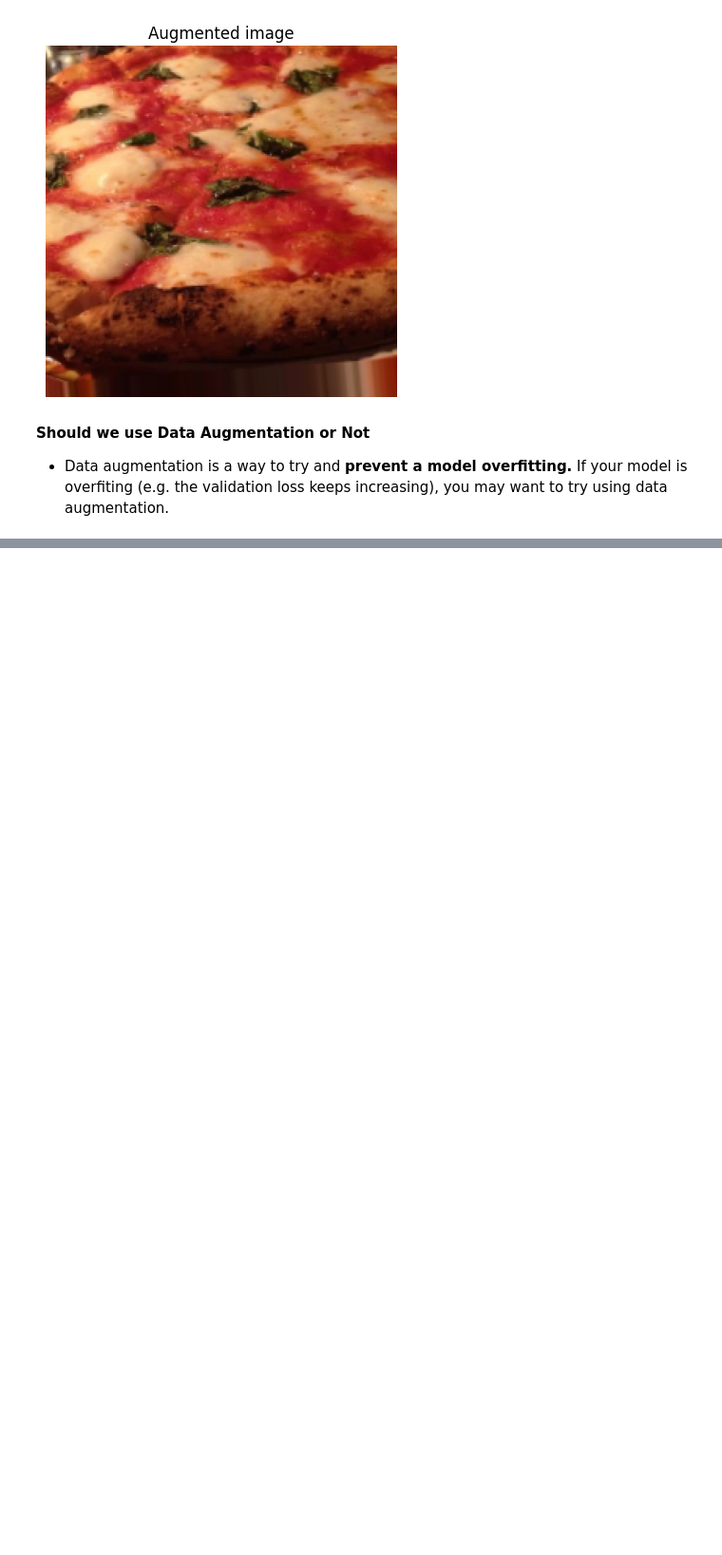
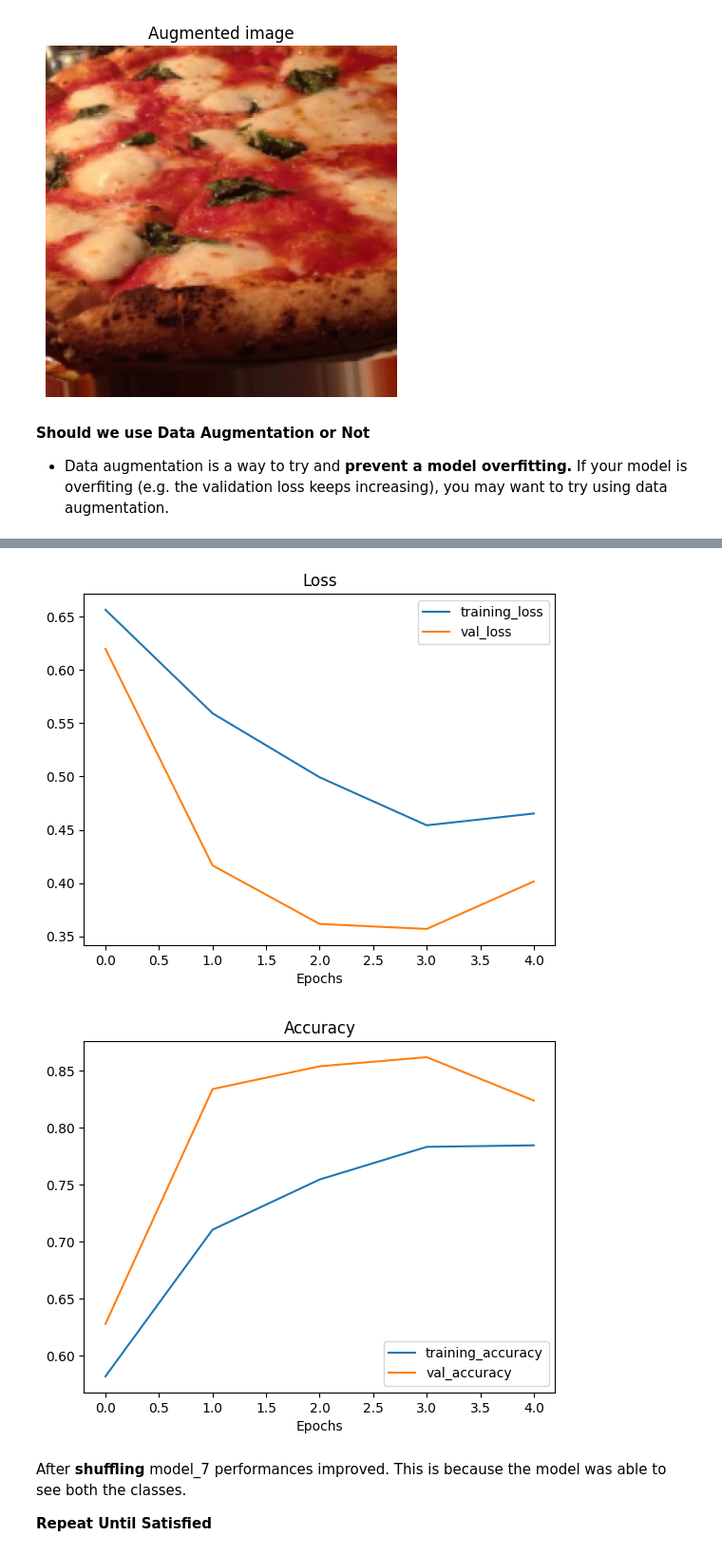
Before and after one commit to Amirzeb-badshah/DeepLearning_With_TensorFlow-Course, a Jupyter notebook: Convolutional_004.ipynb, the cells around one changed output, grey strips where cells are left out. Shown at 95% size. Saved outputs shown, nothing was run; the diff lists cells and outputs as text; code cells hidden in the pictures; blank space fills up the shorter version.

```diff
--- a/Convolutional_004.ipynb
+++ b/Convolutional_004.ipynb
@@ -1030,0 +1087,24 @@ plt.axis(False);
+# %%
+# Create the model (same as model_5 and model_6)
+model_7 = Sequential([
+  Conv2D(10, 3, activation='relu', input_shape=(224, 224, 3)),
+  MaxPool2D(),
+  Conv2D(10, 3, activation='relu'),
+  MaxPool2D(),
+  Conv2D(10, 3, activation='relu'),
+  MaxPool2D(),
+  Flatten(),
+  Dense(1, activation='sigmoid')
+])
+
+# Compile the model
+model_7.compile(loss='binary_crossentropy',
+                optimizer=Adam(),
+                metrics=['accuracy'])
+
+# Fit the model
+history_7 = model_7.fit(train_data_augmented_shuffled, # now the augmented data is shuffled
+                        epochs=5,
+                        steps_per_epoch=len(train_data_augmented_shuffled),
+                        validation_data=test_data,
+                        validation_steps=len(test_data))
@@ -1030,0 +1122,10 @@ plt.axis(False);
+# %%
+# Plot loss curve for model_7
+plot_loss_curves(history_7)
+# %% [output]
+[figure, added]
+[figure, added]
+# %% [markdown]
+After **shuffling** model_7 performances improved. This is because the model was able to see both the classes.
+
+**Repeat Until Satisfied**
```
Also changed, not shown: parts of 5 cells of this notebook.
